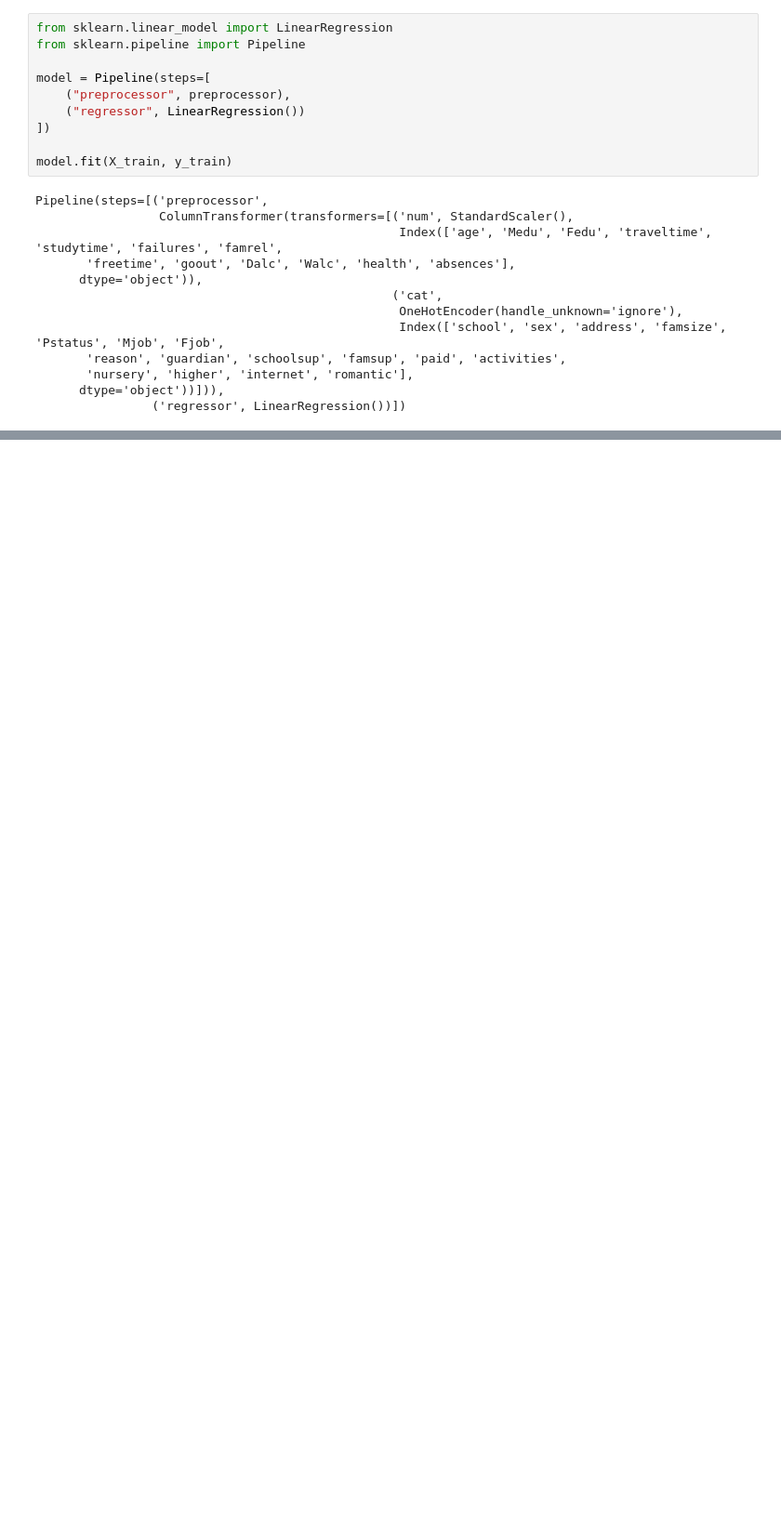
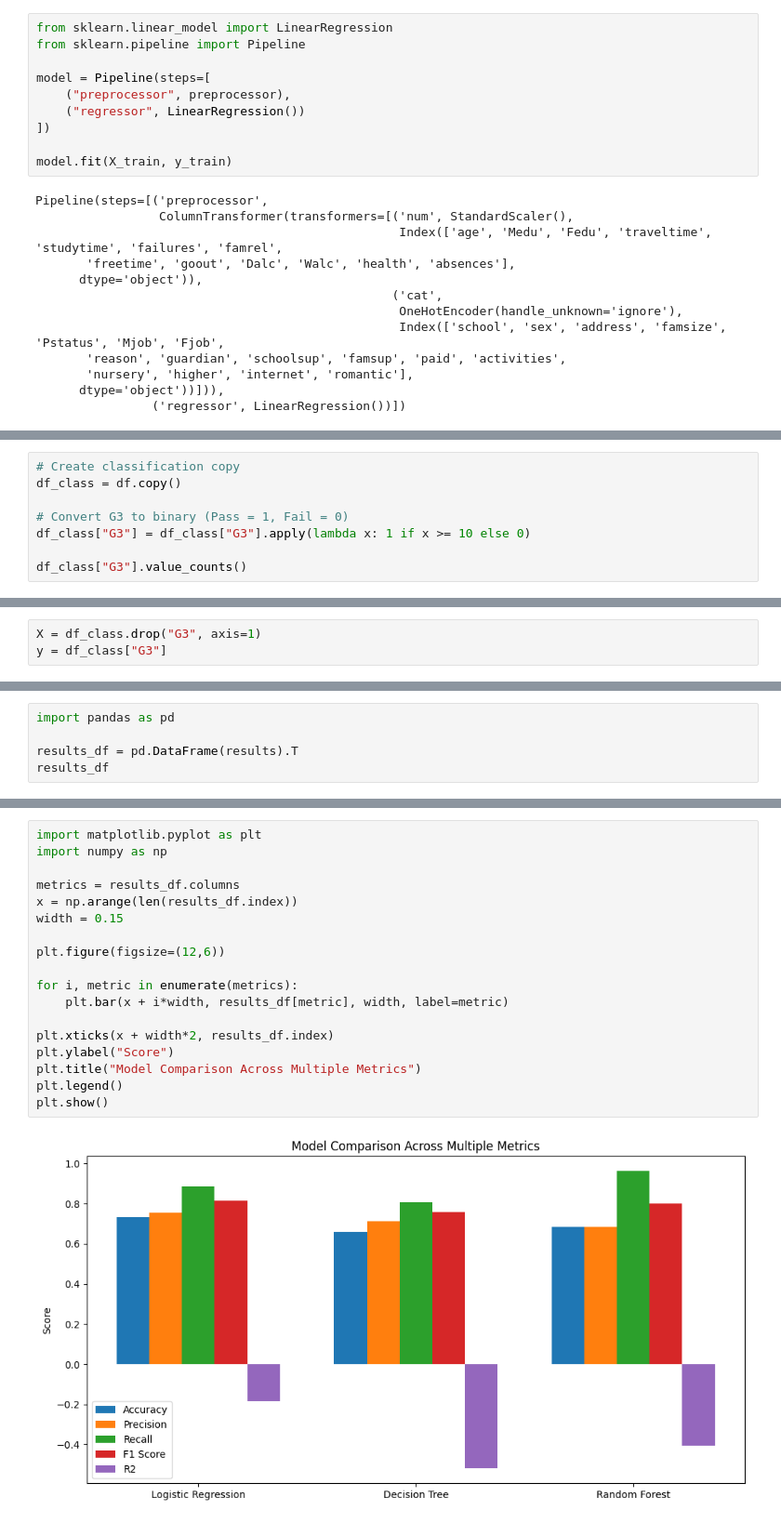
Before and after one commit to sanmati2005/ml-student-performance, a Jupyter notebook: notebook/eda.ipynb, the cells around one changed output, grey strips where cells are left out. Shown at 93% size. Drawn from its saved outputs; the diff is of its cells as text; blank space fills up the shorter version.

```diff
--- a/notebook/eda.ipynb
+++ b/notebook/eda.ipynb
@@ -169,0 +233,8 @@ NameError: name 'mean_squared' is not defined
+# %%
+# Create classification copy
+df_class = df.copy()
+
+# Convert G3 to binary (Pass = 1, Fail = 0)
+df_class["G3"] = df_class["G3"].apply(lambda x: 1 if x >= 10 else 0)
+
+df_class["G3"].value_counts()
@@ -169,0 +246,3 @@ NameError: name 'mean_squared' is not defined
+# %%
+X = df_class.drop("G3", axis=1)
+y = df_class["G3"]
@@ -169,0 +353,5 @@ NameError: name 'mean_squared' is not defined
+# %%
+import pandas as pd
+
+results_df = pd.DataFrame(results).T
+results_df
@@ -169,0 +363,20 @@ NameError: name 'mean_squared' is not defined
+# %%
+import matplotlib.pyplot as plt
+import numpy as np
+
+metrics = results_df.columns
+x = np.arange(len(results_df.index))
+width = 0.15
+
+plt.figure(figsize=(12,6))
+
+for i, metric in enumerate(metrics):
+    plt.bar(x + i*width, results_df[metric], width, label=metric)
+
+plt.xticks(x + width*2, results_df.index)
+plt.ylabel("Score")
+plt.title("Model Comparison Across Multiple Metrics")
+plt.legend()
+plt.show()
+# %% [output]
+[figure, added]
```
Also changed, not shown: parts of 13 cells of this notebook.
